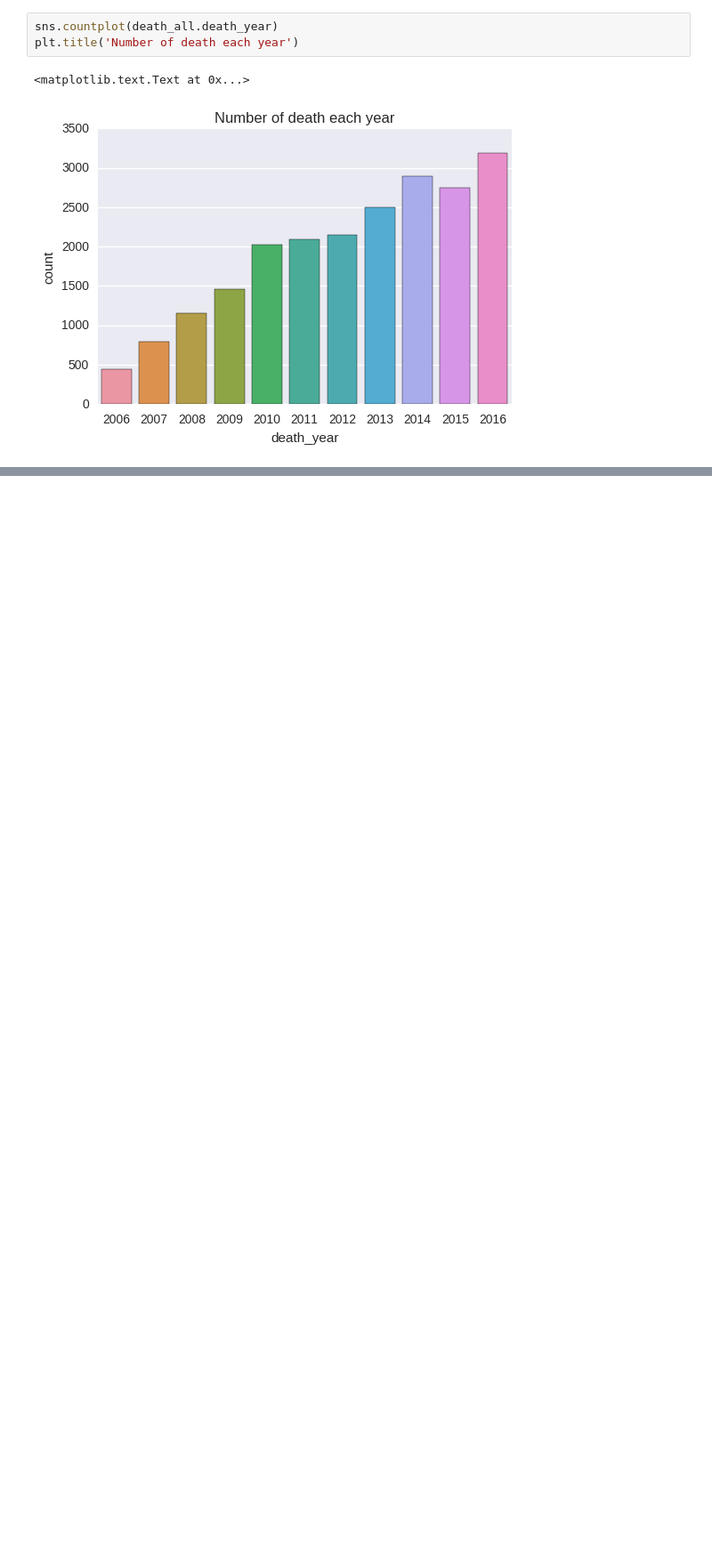
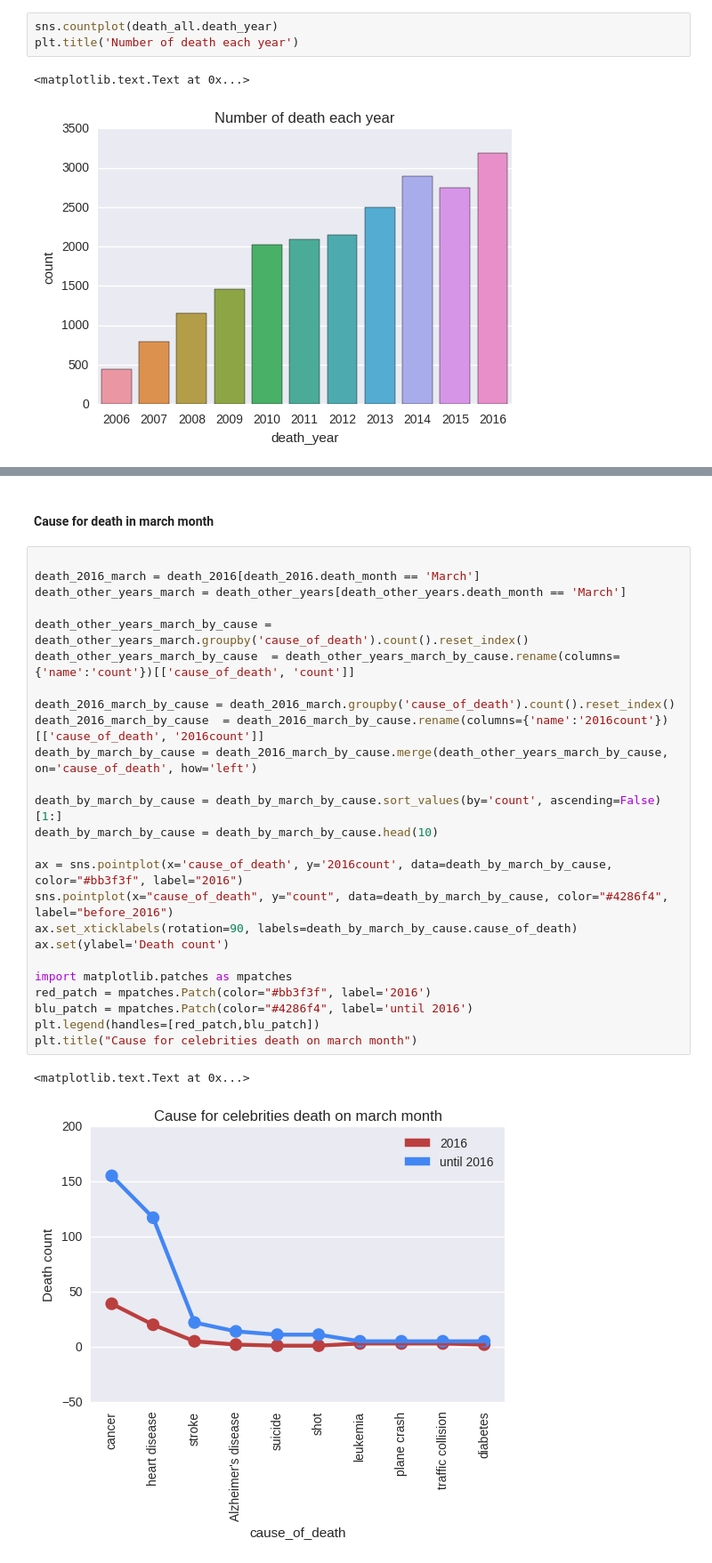
Before and after one commit to junaid238/data_analytics_using_pandas, a Jupyter notebook: celebrity_death_analysis.ipynb, the cells around one changed output, grey strips where cells are left out. Shown at 89% size. Saved outputs shown, nothing was run; the diff lists cells and outputs as text; blank space fills up the shorter version.

```diff
--- a/celebrity_death_analysis.ipynb
+++ b/celebrity_death_analysis.ipynb
@@ -125,0 +202,30 @@ plt.title("Average number of Celebrities died by cause of death")
+# %% [markdown]
+#### Cause for death in march month
+# %%
+
+death_2016_march = death_2016[death_2016.death_month == 'March']
+death_other_years_march = death_other_years[death_other_years.death_month == 'March']
+
+death_other_years_march_by_cause = death_other_years_march.groupby('cause_of_death').count().reset_index()
+death_other_years_march_by_cause  = death_other_years_march_by_cause.rename(columns={'name':'count'})[['cause_of_death', 'count']]
+
+death_2016_march_by_cause = death_2016_march.groupby('cause_of_death').count().reset_index()
+death_2016_march_by_cause  = death_2016_march_by_cause.rename(columns={'name':'2016count'})[['cause_of_death', '2016count']]
+death_by_march_by_cause = death_2016_march_by_cause.merge(death_other_years_march_by_cause, on='cause_of_death', how='left')
+
+death_by_march_by_cause = death_by_march_by_cause.sort_values(by='count', ascending=False)[1:]
+death_by_march_by_cause = death_by_march_by_cause.head(10)
+
+ax = sns.pointplot(x='cause_of_death', y='2016count', data=death_by_march_by_cause, color="#bb3f3f", label="2016")
+sns.pointplot(x="cause_of_death", y="count", data=death_by_march_by_cause, color="#4286f4", label="before_2016")
+ax.set_xticklabels(rotation=90, labels=death_by_march_by_cause.cause_of_death)
+ax.set(ylabel='Death count')
+
+import matplotlib.patches as mpatches
+red_patch = mpatches.Patch(color="#bb3f3f", label='2016')
+blu_patch = mpatches.Patch(color="#4286f4", label='until 2016')
+plt.legend(handles=[red_patch,blu_patch])
+plt.title("Cause for celebrities death on march month")
+# %% [output]
+<matplotlib.text.Text at 0x...>
+[figure, added]
```
Also changed, not shown: parts of 16 cells of this notebook.
